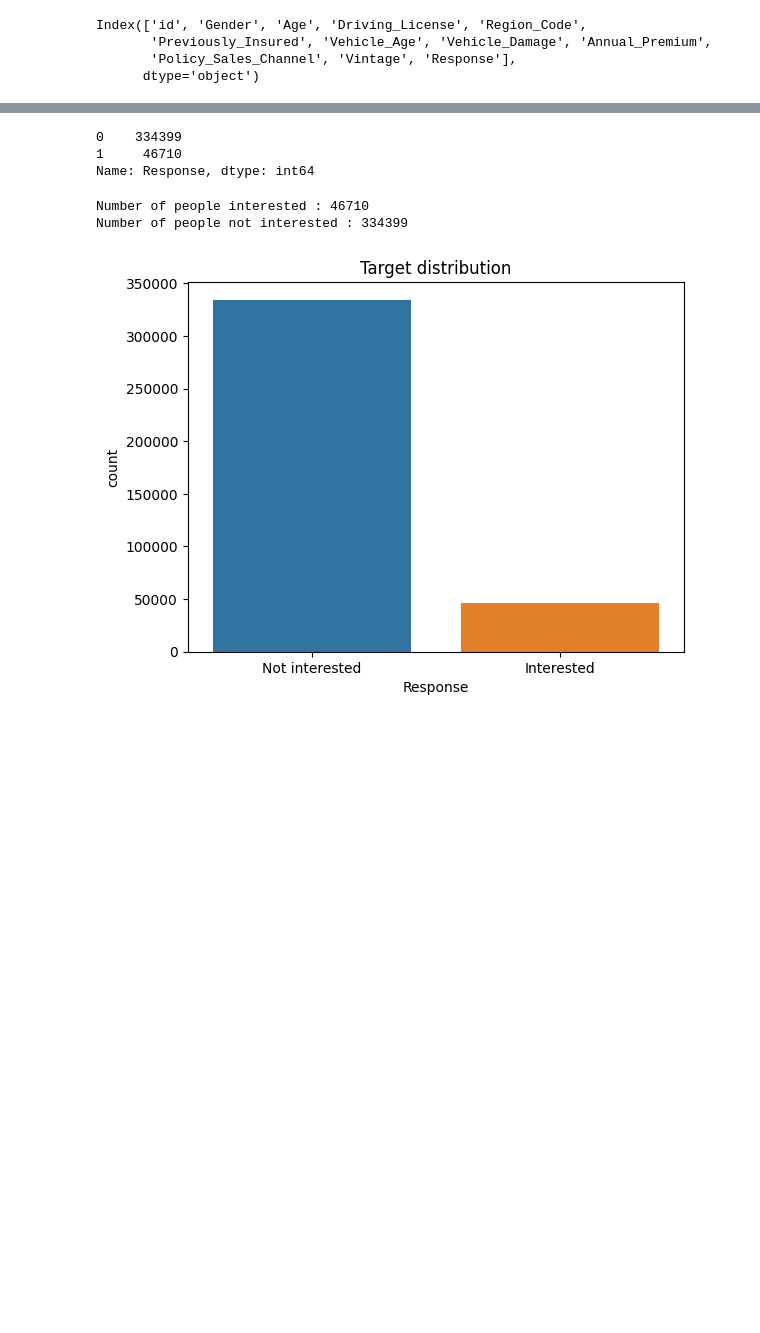
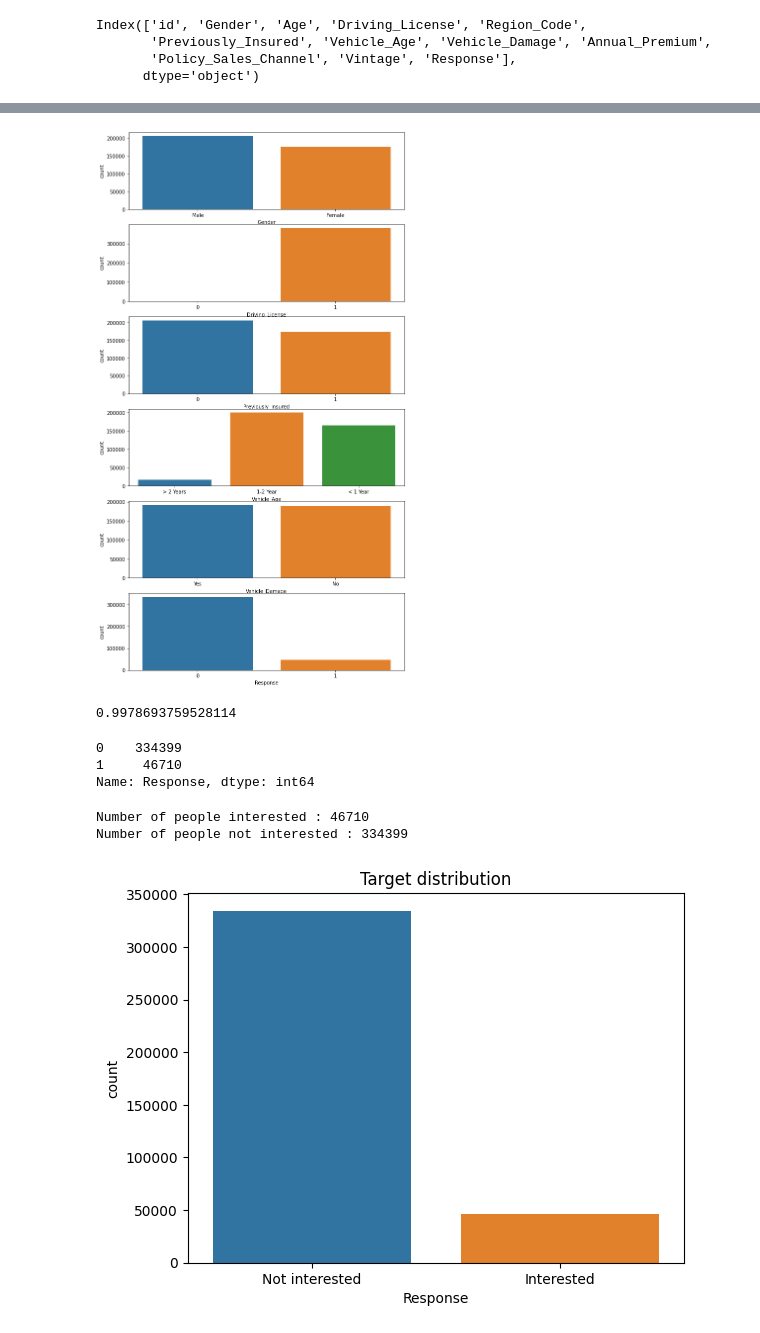
Before and after one commit to shiyasAli/Health-insurance-cross-sell-prediction, a Jupyter notebook: Copy_of_HEALTH_INSURANCE_CROSS_SELL_PREDICTION.ipynb, the cells around one changed output, grey strips where cells are left out. Cells and saved outputs as stored; diff of their text form; code cells hidden in the pictures; blank space fills up the shorter version.

```diff
--- a/Copy_of_HEALTH_INSURANCE_CROSS_SELL_PREDICTION.ipynb
+++ b/Copy_of_HEALTH_INSURANCE_CROSS_SELL_PREDICTION.ipynb
@@ -118,3 +145,15 @@ Index(['id', 'Gender', 'Age', 'Driving_License', 'Region_Code',
+# %%
+
+for index,feature in enumerate (categorical_variables):
+  plt.subplot(len(categorical_variables),1,index+1)
+  sns.countplot(feature,data=df)
+fig.show()
+# %% [output]
+[figure, added]
+# %%
+(df['Driving_License']==1).sum()/df['Driving_License'].count()
+# %% [output]
+0.9978693759528114
 # %%
 df.drop(['id','Driving_License'],inplace=True,axis=1)
 # %%
```
Also changed, not shown: parts of 30 cells of this notebook.
